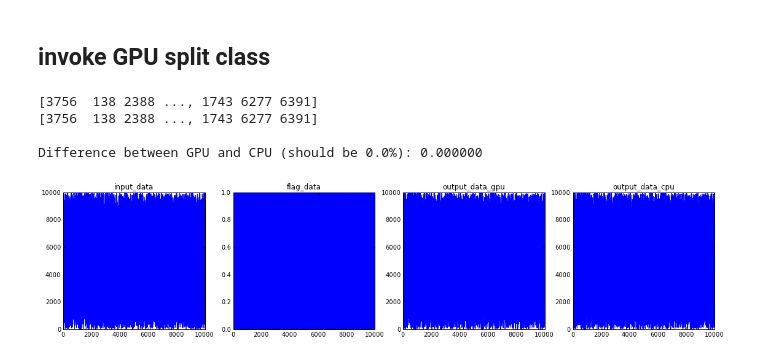
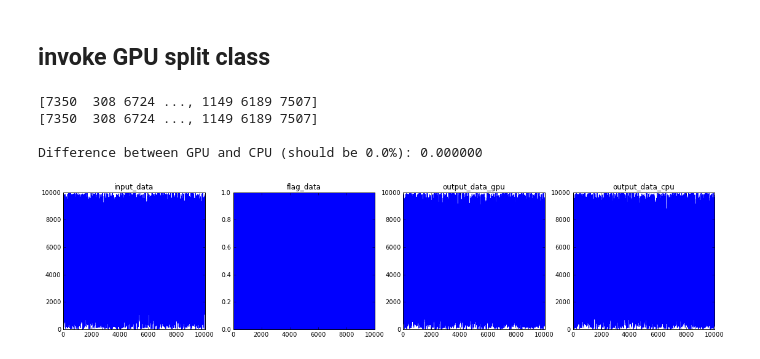
Before and after one commit to catree/UdacityParallelComputing, a Jupyter notebook: IPython/GPU Split Test.ipynb, the cells around one changed output. Drawn from its saved outputs; the diff is of its cells as text; code cells hidden in the pictures.

```diff
--- a/IPython/GPU Split Test.ipynb
+++ b/IPython/GPU Split Test.ipynb
@@ -250,35 +249,35 @@ for i in range(n):
 
 
 output_data_gpu = numpy.zeros_like(input_data)
-split_manager   = split.SplitManager(15000)
+split_manager   = split.SplitManager(n)
 
 split_manager.split_host(input_data, flag_data, output_data_gpu)
 
 print output_data_gpu
 print output_data_cpu
 print
 print "Difference between GPU and CPU (should be 0.0%%): %f" % numpy.linalg.norm(output_data_gpu - output_data_cpu)
 
 figsize(19,4)
 
 matplotlib.pyplot.subplot(141)
 matplotlib.pyplot.plot(input_data);
 matplotlib.pyplot.title("input_data");
 
 matplotlib.pyplot.subplot(142)
 matplotlib.pyplot.plot(flag_data);
 matplotlib.pyplot.title("flag_data");
 
 matplotlib.pyplot.subplot(143)
 matplotlib.pyplot.plot(output_data_gpu);
 matplotlib.pyplot.title("output_data_gpu");
 
 matplotlib.pyplot.subplot(144)
 matplotlib.pyplot.plot(output_data_cpu);
 matplotlib.pyplot.title("output_data_cpu");
 # %% [output]
-[3756  138 2388 ..., 1743 6277 6391]
-[3756  138 2388 ..., 1743 6277 6391]
+[7350  308 6724 ..., 1149 6189 7507]
+[7350  308 6724 ..., 1149 6189 7507]
 
 Difference between GPU and CPU (should be 0.0%): 0.000000
-[figure, old version]
+[figure, new version]
```
Also changed, not shown: parts of 4 cells of this notebook, 9 other files.
